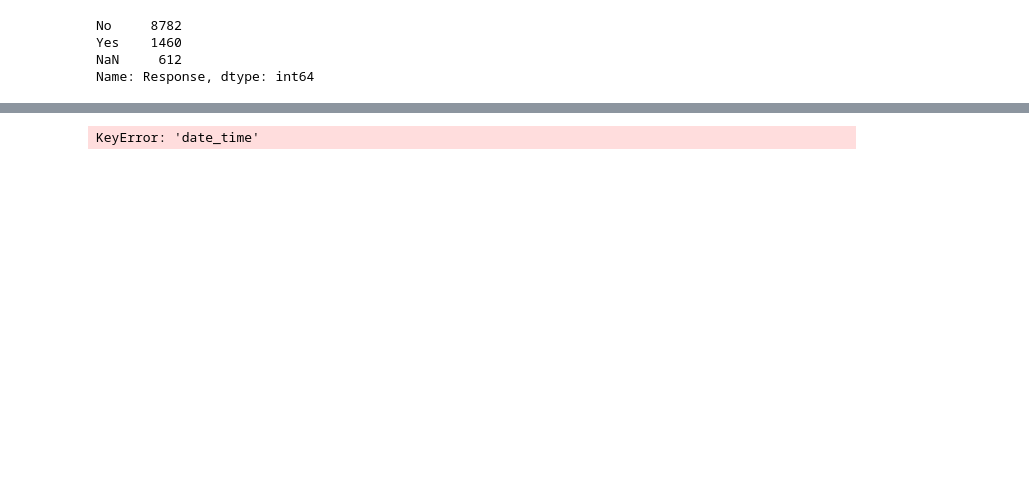
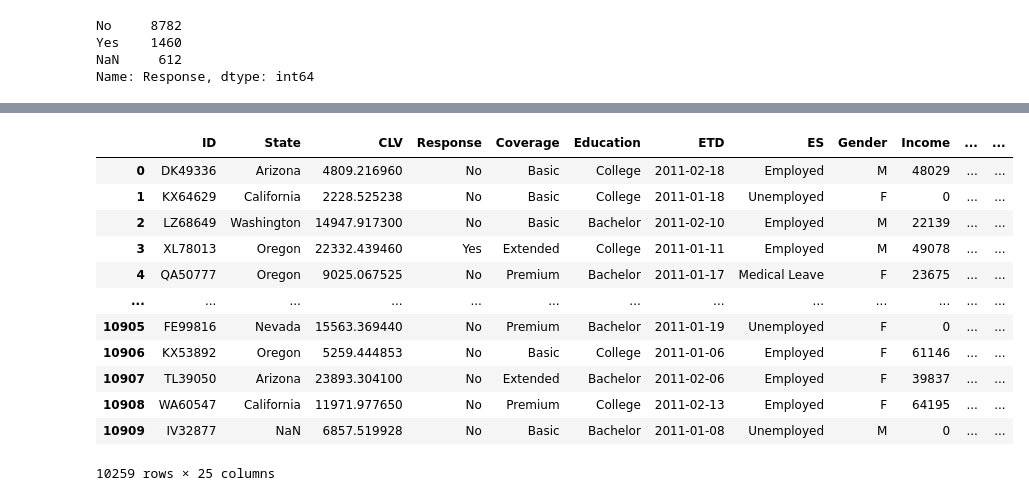
Before and after one commit to inesrondeau/lab-customer-analysis-round-2, a Jupyter notebook: files_for_lab/csv_files/Untitled.ipynb, the cells around one changed output, grey strips where cells are left out. Cells and saved outputs as stored; diff of their text form; code cells hidden in the pictures; blank space fills up the shorter version.

```diff
--- a/files_for_lab/csv_files/Untitled.ipynb
+++ b/files_for_lab/csv_files/Untitled.ipynb
@@ -106,6 +104,6 @@ mean_NOC=np.mean(customer_data["Number of Open Complaints"])
 # %%
-customer_data["Months Since Last Claim"]= customer_data["Months Since Last Claim"].fillna(mean_MSLC)
-customer_data["Number of Open Complaints"]= customer_data["Number of Open Complaints"].fillna(mean_NOC)
+customer_data["MSLC"]= customer_data["MSLC"].fillna(mean_MSLC)
+customer_data["NOC"]= customer_data["NOC"].fillna(mean_NOC)
 # %%
 customer_data.isna().sum()
 # %% [output]
@@ -157,6 +155,6 @@ Vehicle Size                     595
 dtype: int64
 # %%
-customer_data=customer_data[customer_data["Vehicle Class"].isna()==False]
+customer_data=customer_data[customer_data["VC"].isna()==False]
 # %%
 customer_data.isna().sum()
 # %% [output]
@@ -179,5 +177,24 @@ Vehicle Size                       0
 dtype: int64
 # %%
-customer_data["date_time"]=pd.to_datetime(customer_data["date_time"],errors="coerce")
+customer_data["ETD"]=pd.to_datetime(customer_data["ETD"],errors="coerce")
-# %% [output]
-KeyError: 'date_time'
+# %%
+months=[]
+for i in range(len(customer_data["ETD"])):
+    months.append(customer_data.iloc[i]["ETD"].month)
+customer_data["month"]= months
+# %%
+customer_data
+# %% [output]
+|  | ID | State | CLV | Response | Coverage | Education | ETD | ES | Gender | Income | ... | ... |
+| 0 | DK49336 | Arizona | 4809.216960 | No | Basic | College | 2011-02-18 | Employed | M | 48029 | ... | ... |
+| 1 | KX64629 | California | 2228.525238 | No | Basic | College | 2011-01-18 | Unemployed | F | 0 | ... | ... |
+| 2 | LZ68649 | Washington | 14947.917300 | No | Basic | Bachelor | 2011-02-10 | Employed | M | 22139 | ... | ... |
+| 3 | XL78013 | Oregon | 22332.439460 | Yes | Extended | College | 2011-01-11 | Employed | M | 49078 | ... | ... |
+| 4 | QA50777 | Oregon | 9025.067525 | No | Premium | Bachelor | 2011-01-17 | Medical Leave | F | 23675 | ... | ... |
+| ... | ... | ... | ... | ... | ... | ... | ... | ... | ... | ... | ... | ... |
+| 10905 | FE99816 | Nevada | 15563.369440 | No | Premium | Bachelor | 2011-01-19 | Unemployed | F | 0 | ... | ... |
+| 10906 | KX53892 | Oregon | 5259.444853 | No | Basic | College | 2011-01-06 | Employed | F | 61146 | ... | ... |
+| 10907 | TL39050 | Arizona | 23893.304100 | No | Extended | Bachelor | 2011-02-06 | Employed | F | 39837 | ... | ... |
+| 10908 | WA60547 | California | 11971.977650 | No | Premium | College | 2011-02-13 | Employed | F | 64195 | ... | ... |
+| 10909 | IV32877 | NaN | 6857.519928 | No | Basic | Bachelor | 2011-01-08 | Unemployed | M | 0 | ... | ... |
+10259 rows × 25 columns
```
Also changed, not shown: parts of 10 cells of this notebook.
